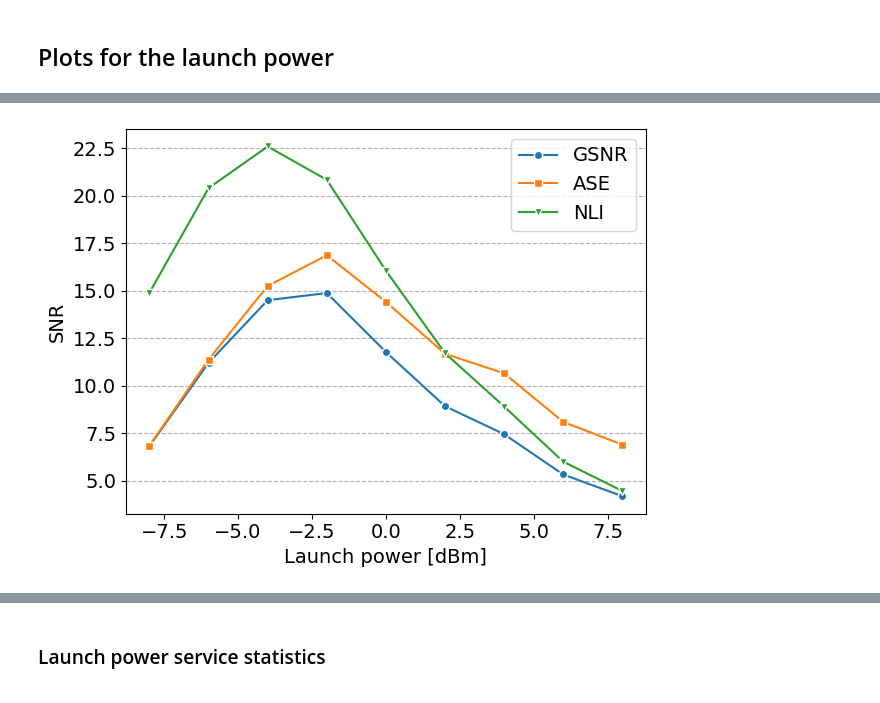
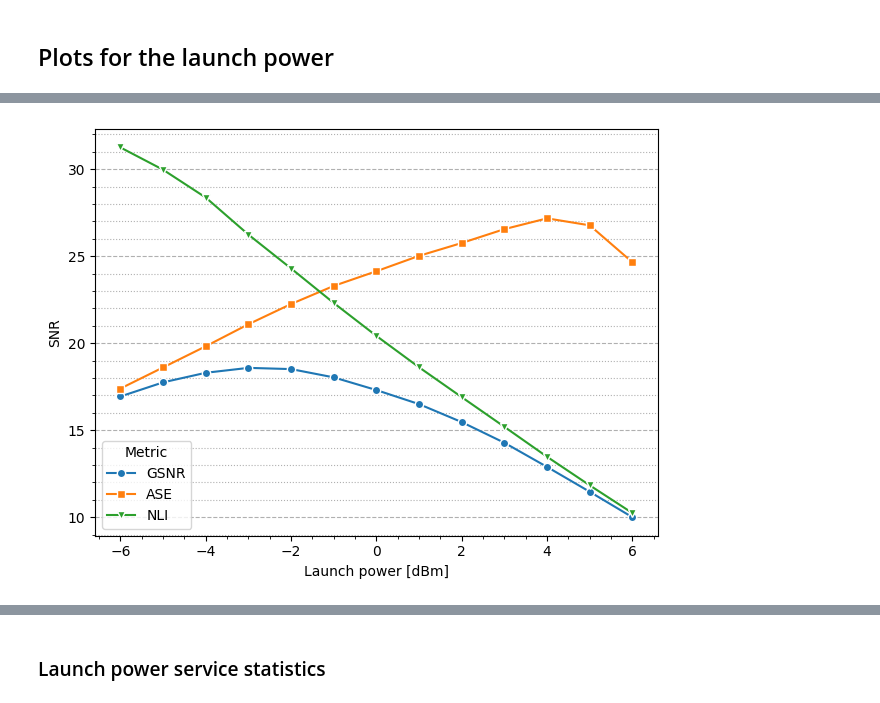
Before and after one commit to carlosnatalino/optical-networking-gym, a Jupyter notebook: examples/JOCN_Benchmark_2024/plots.ipynb, the cells around one changed output, grey strips where cells are left out. Drawn from its saved outputs; the diff is of its cells as text; code cells hidden in the pictures.

```diff
--- a/examples/JOCN_Benchmark_2024/plots.ipynb
+++ b/examples/JOCN_Benchmark_2024/plots.ipynb
@@ -128,11 +148,16 @@ plt.show()
 # %%
 means = []
 stdevs = []
+topology_name = "nobel-eu"
+load = 400.0
+launch_powers = np.linspace(-8, 8, 17)
+
 for launch_power in launch_powers:
-    data_episodes = pd.read_csv(f"results/lp_episodes_1_{topology_name}_{launch_power}_{load}.csv", skiprows=1)
+
+    data_episodes = pd.read_csv(f"/home/backu/Documentos/ONGsimulate/defrag_ff/optical-networking-gym/examples/jocn_benchmark_2024/results/simulation_updteded_th_results_{topology_name}_{launch_power}_{load}.csv", skiprows=1)
     means.append(data_episodes["episode_service_blocking_rate"].mean())
     stdevs.append(data_episodes["episode_service_blocking_rate"].std())
-
+    print(f"Launch power: {launch_power:.1f} dBm, mean: {means[-1]:.4f}, stdev: {stdevs[-1]:.4f}")
 plt.figure()
 plt.errorbar(launch_powers, means, stdevs)
 plt.gca().set_yscale("log")
@@ -143,8 +168,8 @@ plt.xlabel("Launch power [dBm]")
 plt.ylabel("Request blocking ratio")
 plt.xticks(range(-8, 9, 2))
 plt.tight_layout()
-plt.savefig(f"figures/{topology_name}_lp_rbr.png")
-plt.savefig(f"figures/{topology_name}_lp_rbr.pdf")
+# plt.savefig(f"figures/{topology_name}_lp_rbr.png")
+# plt.savefig(f"figures/{topology_name}_lp_rbr.pdf")
 # plt.savefig(f"figures/{topology_name}_lp_rbr.svg")
 plt.show()
 # %% [output]
@@ -152,54 +259,80 @@ plt.show()
 # %%
+import os
+import pandas as pd
+import matplotlib.pyplot as plt
+
+# listas de estatísticas
 mean_osnr = []
 stdev_osnr = []
 mean_ase = []
 stdev_ase = []
 mean_nli = []
 stdev_nli = []
 disrupted_services = []
-best_launch_power = 0
-best_mean = 0
+best_launch_power = 1
+best_mean = 1
+load = 200.0
+
+# diretório de saída completo
+output_dir = "/home/talles/projects/optical-networking-gym/jocn_benchmark_2024/results/figures"
+os.makedirs(output_dir, exist_ok=True)
+launch_powers = np.linspace(-6, 6, 13)
 
 for launch_power in launch_powers:
-    data_services = pd.read_csv(f"results/lp_services_1_{topology_name.upper()}_{launch_power}_{load}_10.csv", skiprows=1)
+    path_services = (
+        f"/home/talles/projects/optical-networking-gym/examples/"
+        f"jocn_benchmark_2024/results/lp_services_1_"
+        f"{topology_name}_{launch_power}_{load}_20.csv"
+    )
+    data_services = pd.read_csv(path_services, skiprows=1)
 
+    # atualiza melhor launch power
     mean = data_services["osnr"].mean()
-
     if mean > best_mean:
         best_mean = mean
         best_launch_power = launch_power
 
+    # estatísticas
     mean_osnr.append(mean)
     stdev_osnr.append(data_services["osnr"].std())
-
     mean_ase.append(data_services["ase"].mean())
     stdev_ase.append(data_services["ase"].std())
-
     mean_nli.append(data_services["nli"].mean())
     stdev_nli.append(data_services["nli"].std())
-
-    data_episodes = pd.read_csv(f"results/lp_episodes_1_{topology_name.upper()}_{launch_power}_{load}.csv", skiprows=1)
+    path_episodes = (
+        f"/home/talles/projects/optical-networking-gym/examples/"
+        f"jocn_benchmark_2024/results/"
+        f"simulation_updteded_th_results_{topology_name}_"
+        f"{launch_power}_{load}.csv"
+    )
+    data_episodes = pd.read_csv(path_episodes, skiprows=1)
     disrupted_services.append(data_episodes["episode_disrupted_services"].sum())
 
+# plot
 plt.figure()
+plt.plot(launch_powers, mean_osnr, label="GSNR", marker="o", mec="white")
+plt.plot(launch_powers, mean_ase,  label="ASE",  marker="s", mec="white")
+plt.plot(launch_powers, mean_nli, label="NLI",  marker="v", mec="white")
 
-# plt.errorbar(launch_powers, mean_osnr, stdev_osnr, label="GSNR")
-# plt.errorbar(launch_powers, mean_ase, stdev_ase, label="ASE")
-# plt.errorbar(launch_powers, mean_nli, stdev_nli, label="NLI")
-
-plt.plot(launch_powers, mean_osnr, label="GSNR", marker="o", mec="white")
-plt.plot(launch_powers, mean_ase, label="ASE", marker="s", mec="white")
-plt.plot(launch_powers, mean_nli, label="NLI", marker="v", mec="white")
-
-plt.grid(visible=True, which="major", axis="y", ls="--")
-plt.grid(visible=True, which="minor", axis="y", ls=":")
+plt.minorticks_on()
+plt.grid(which="major", axis="y", linestyle="--")
+plt.grid(which="minor", axis="y", linestyle=":")
 plt.xlabel("Launch power [dBm]")
 plt.ylabel("SNR")
-plt.legend()
+plt.legend(title="Metric")
 plt.tight_layout()
-plt.savefig(f"figures/{topology_name}_lp_snr.png")
-plt.savefig(f"figures/{topology_name}_lp_snr.pdf")
-# plt.savefig(f"figures/{topology_name}_lp_snr.svg")
+
+# salva com caminho completo
+filename_png = os.path.join(output_dir, f"{topology_name}_lp_snr.png")
+filename_pdf = os.path.join(output_dir, f"{topology_name}_lp_snr.pdf")
+filename_svg = os.path.join(output_dir, f"{topology_name}_lp_snr.svg")
+
+plt.savefig(filename_png, dpi=300)
+plt.savefig(filename_pdf)
+plt.savefig(filename_svg)
+
 plt.show()
+
+print(f"Melhor launch power: {best_launch_power} dBm com média de OSNR = {best_mean:.2f} dB")
 # %% [output]
-[figure, old version]
+[figure, new version]
```
Also changed, not shown: parts of 29 cells of this notebook, 26 other files.
